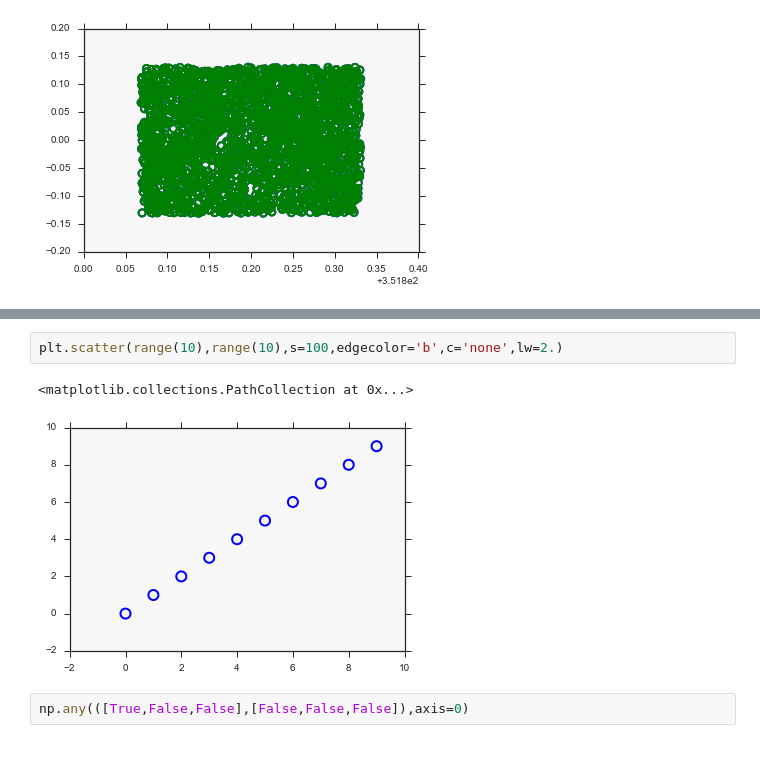
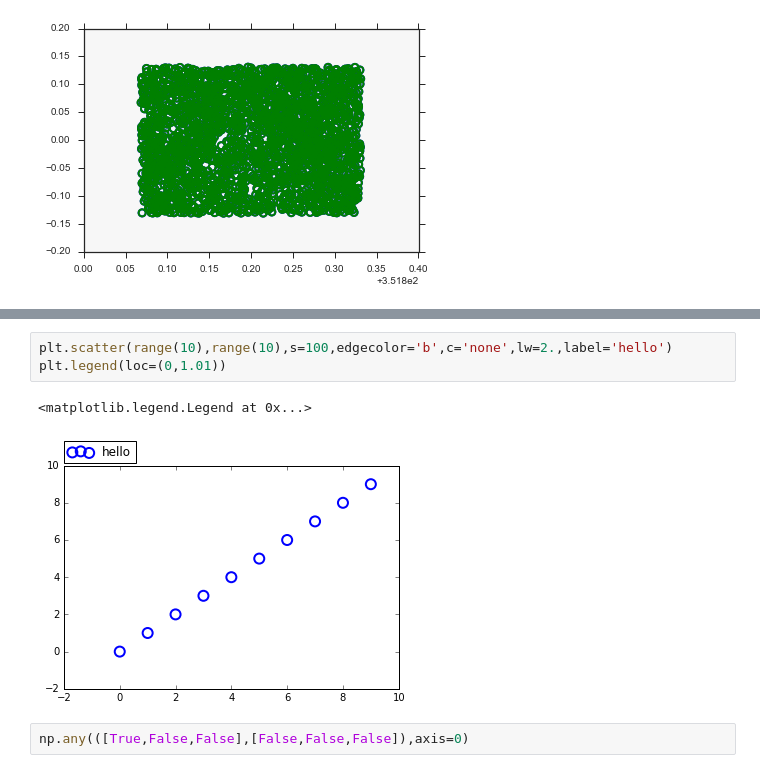
Before and after one commit to kaylanb/thesis_code, a Jupyter notebook: Testing.ipynb, the cells around one changed output, grey strips where cells are left out. Saved outputs shown, nothing was run; the diff lists cells and outputs as text.

```diff
--- a/Testing.ipynb
+++ b/Testing.ipynb
@@ -1159,8 +1568,9 @@ plt.scatter(m1['bokmos'].data['ra'],m1['bokmos'].data['dec'],s=50,\
 # %%
-plt.scatter(range(10),range(10),s=100,edgecolor='b',c='none',lw=2.)
+plt.scatter(range(10),range(10),s=100,edgecolor='b',c='none',lw=2.,label='hello')
+plt.legend(loc=(0,1.01))
 # %% [output]
-<matplotlib.collections.PathCollection at 0x...>
+<matplotlib.legend.Legend at 0x...>
-[figure, old version]
+[figure, new version]
 # %%
 np.any(([True,False,False],[False,False,False]),axis=0)
 # %% [output]
```
Also changed, not shown: parts of 33 cells of this notebook, 4 other files.
